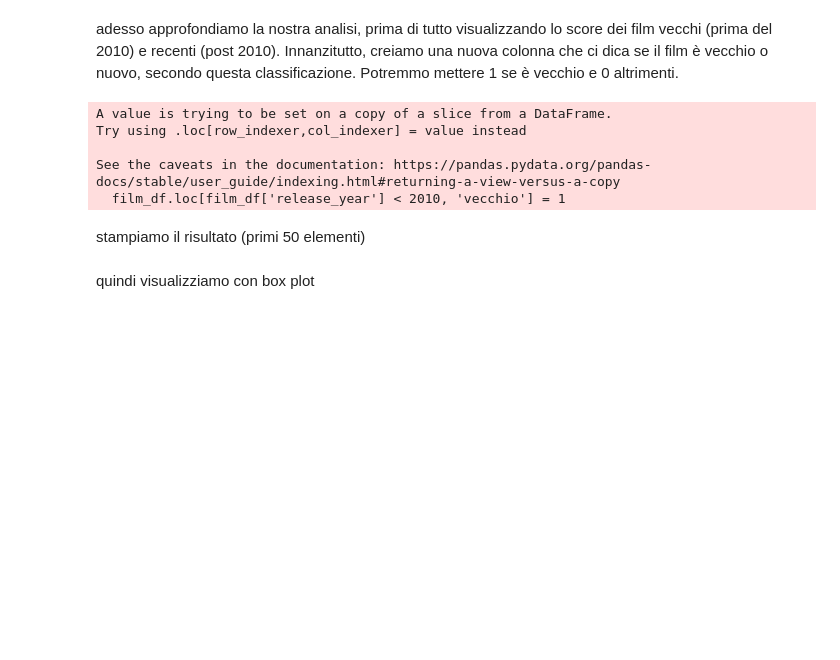
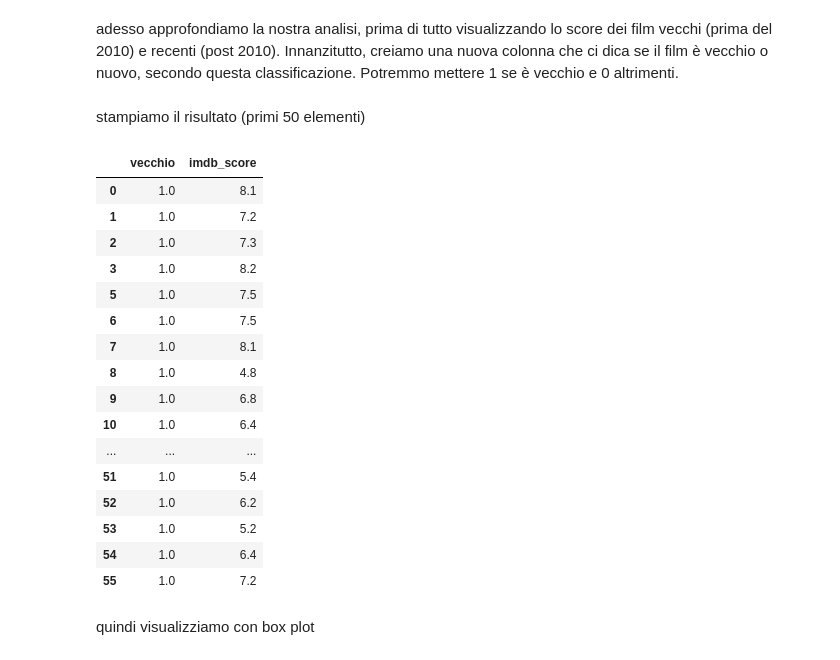
Before and after one commit to IosifPuha/ThirdLabDS, a Jupyter notebook: laboratorio_3.ipynb, the cells around one changed output. Cells and saved outputs as stored; diff of their text form; code cells hidden in the pictures; blank space fills up the shorter version.

```diff
--- a/laboratorio_3.ipynb
+++ b/laboratorio_3.ipynb
@@ -249,20 +249,35 @@ siccome il p-value è molto più piccolo di 0.05 possiamo rifiutare l'ipotesi nu
 adesso approfondiamo la nostra analisi, prima di tutto visualizzando lo score dei film vecchi (prima del 2010) e recenti (post 2010).
 Innanzitutto, creiamo una nuova colonna che ci dica se il film è vecchio o nuovo, secondo questa classificazione. Potremmo mettere 1 se è vecchio e 0 altrimenti.
 # %%
-film_df = integrate_titles[integrate_titles['type'] == 'MOVIE']
+# Filtra il DataFrame per i film e crea una copia indipendente
+film_df = integrate_titles[integrate_titles['type'] == 'MOVIE'].copy()
+
+# Assegna 1 ai film con release_year anteriore al 2010, altrimenti assegna 0
 film_df.loc[film_df['release_year'] < 2010, 'vecchio'] = 1
 film_df.loc[film_df['release_year'] >= 2010, 'vecchio'] = 0
-# %% [output]
-A value is trying to be set on a copy of a slice from a DataFrame.
-Try using .loc[row_indexer,col_indexer] = value instead
-
-See the caveats in the documentation: https://pandas.pydata.org/pandas-docs/stable/user_guide/indexing.html#returning-a-view-versus-a-copy
-  film_df.loc[film_df['release_year'] < 2010, 'vecchio'] = 1
 # %% [markdown]
 stampiamo il risultato (primi 50 elementi)
 # %%
 selected = ['vecchio', 'imdb_score']
-integrate_titles[selected].head(50)
+film_df[selected].head(50)
+# %% [output]
+|  | vecchio | imdb_score |
+| 0 | 1.0 | 8.1 |
+| 1 | 1.0 | 7.2 |
+| 2 | 1.0 | 7.3 |
+| 3 | 1.0 | 8.2 |
+| 5 | 1.0 | 7.5 |
+| 6 | 1.0 | 7.5 |
+| 7 | 1.0 | 8.1 |
+| 8 | 1.0 | 4.8 |
+| 9 | 1.0 | 6.8 |
+| 10 | 1.0 | 6.4 |
+| ... | ... | ... |
+| 51 | 1.0 | 5.4 |
+| 52 | 1.0 | 6.2 |
+| 53 | 1.0 | 5.2 |
+| 54 | 1.0 | 6.4 |
+| 55 | 1.0 | 7.2 |
 # %% [markdown]
 quindi visualizziamo con box plot
 # %%
```
Also changed, not shown: parts of 7 cells of this notebook.
